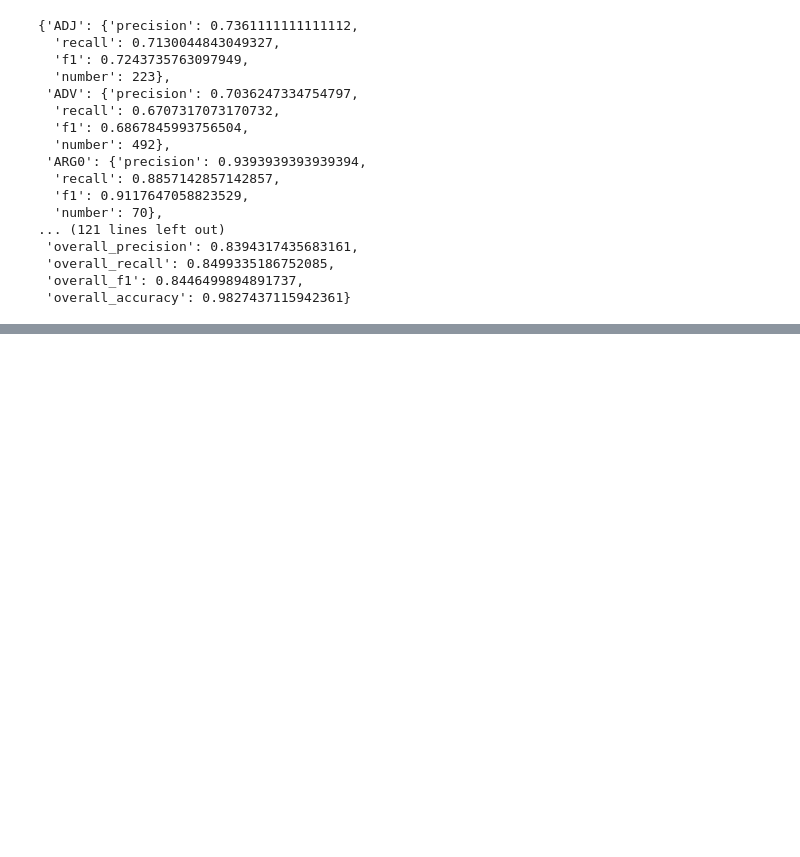
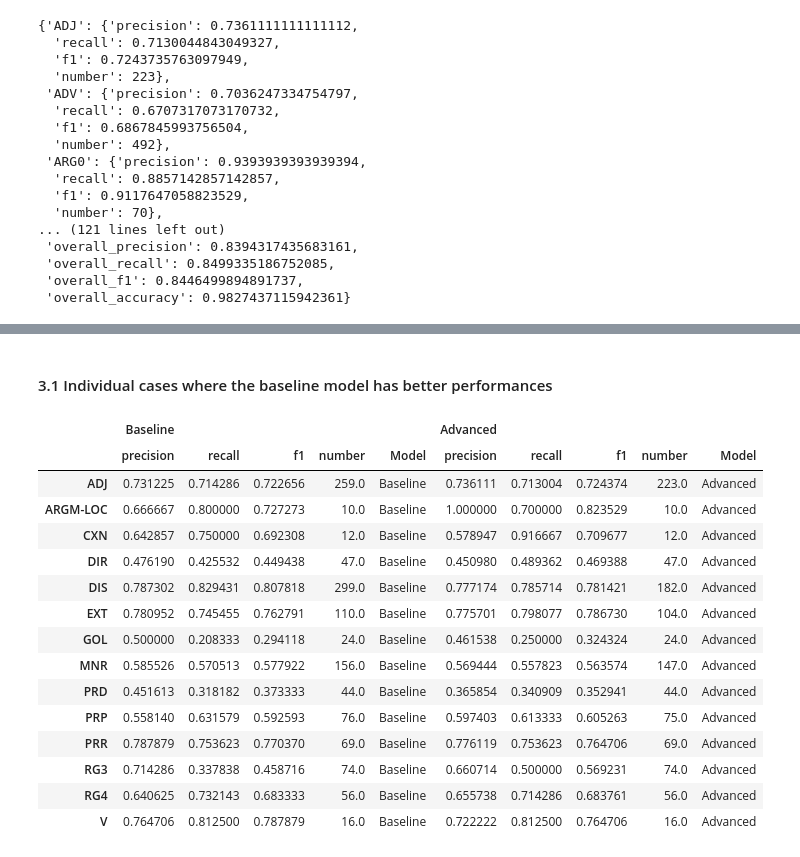
Before and after one commit to chuqiaog/Advanced_NLP_group_1, a Jupyter notebook: A3/A3_main.ipynb, the cells around one changed output, grey strips where cells are left out. Drawn from its saved outputs; the diff is of its cells as text; code cells hidden in the pictures; blank space fills up the shorter version.

```diff
--- a/A3/A3_main.ipynb
+++ b/A3/A3_main.ipynb
@@ -210,0 +215,2 @@ Descriptions and explanations (50%)
+# %% [markdown]
+#### 3.1 Individual cases where the baseline model has better performances
@@ -210,0 +221,22 @@ Descriptions and explanations (50%)
+# %%
+fil_baseline_df, fil_advanced_df = filtered_table(baseline_df, advanced_df)
+comparison_df = pd.concat([fil_baseline_df, fil_advanced_df], axis=1, keys=['Baseline', 'Advanced'])
+# Display the comparison DataFrame
+display(comparison_df)
+# %% [output]
+|  | Baseline |  |  |  |  | Advanced |  |  |  |  |
+|  | precision | recall | f1 | number | Model | precision | recall | f1 | number | Model |
+| ADJ | 0.731225 | 0.714286 | 0.722656 | 259.0 | Baseline | 0.736111 | 0.713004 | 0.724374 | 223.0 | Advanced |
+| ARGM-LOC | 0.666667 | 0.800000 | 0.727273 | 10.0 | Baseline | 1.000000 | 0.700000 | 0.823529 | 10.0 | Advanced |
+| CXN | 0.642857 | 0.750000 | 0.692308 | 12.0 | Baseline | 0.578947 | 0.916667 | 0.709677 | 12.0 | Advanced |
+| DIR | 0.476190 | 0.425532 | 0.449438 | 47.0 | Baseline | 0.450980 | 0.489362 | 0.469388 | 47.0 | Advanced |
+| DIS | 0.787302 | 0.829431 | 0.807818 | 299.0 | Baseline | 0.777174 | 0.785714 | 0.781421 | 182.0 | Advanced |
+| EXT | 0.780952 | 0.745455 | 0.762791 | 110.0 | Baseline | 0.775701 | 0.798077 | 0.786730 | 104.0 | Advanced |
+| GOL | 0.500000 | 0.208333 | 0.294118 | 24.0 | Baseline | 0.461538 | 0.250000 | 0.324324 | 24.0 | Advanced |
+| MNR | 0.585526 | 0.570513 | 0.577922 | 156.0 | Baseline | 0.569444 | 0.557823 | 0.563574 | 147.0 | Advanced |
+| PRD | 0.451613 | 0.318182 | 0.373333 | 44.0 | Baseline | 0.365854 | 0.340909 | 0.352941 | 44.0 | Advanced |
+| PRP | 0.558140 | 0.631579 | 0.592593 | 76.0 | Baseline | 0.597403 | 0.613333 | 0.605263 | 75.0 | Advanced |
+| PRR | 0.787879 | 0.753623 | 0.770370 | 69.0 | Baseline | 0.776119 | 0.753623 | 0.764706 | 69.0 | Advanced |
+| RG3 | 0.714286 | 0.337838 | 0.458716 | 74.0 | Baseline | 0.660714 | 0.500000 | 0.569231 | 74.0 | Advanced |
+| RG4 | 0.640625 | 0.732143 | 0.683333 | 56.0 | Baseline | 0.655738 | 0.714286 | 0.683761 | 56.0 | Advanced |
+| V | 0.764706 | 0.812500 | 0.787879 | 16.0 | Baseline | 0.722222 | 0.812500 | 0.764706 | 16.0 | Advanced |
```
Also changed, not shown: parts of 5 cells of this notebook.
